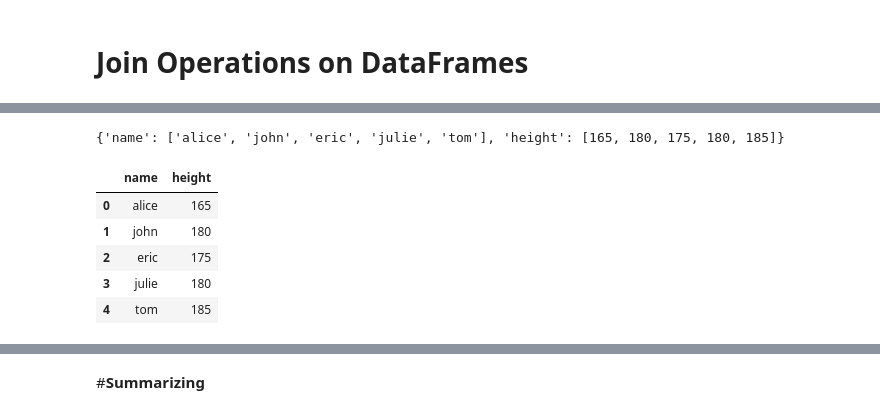
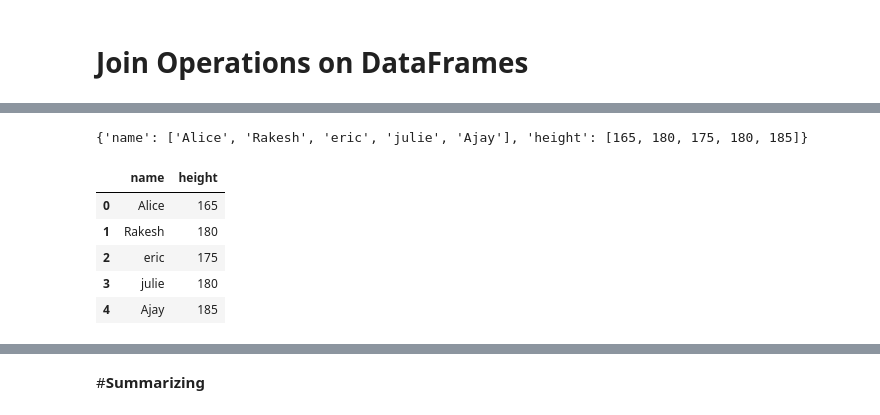
Before and after one commit to ShaileshKrCh/Machine_Learning, a Jupyter notebook: Pandas1_Classwork.ipynb, the cells around one changed output, grey strips where cells are left out. Cells and saved outputs as stored; diff of their text form; code cells hidden in the pictures.

```diff
--- a/Pandas1_Classwork.ipynb
+++ b/Pandas1_Classwork.ipynb
@@ -372,18 +372,18 @@ print(arr_data)
 # %% [markdown]
 ![download (1).png](embedded-picture-1)
 # %%
-data_dict = dict(name=['alice','john','eric','julie','tom'], height=[165,180,175,180,185])
+data_dict = dict(name=['Alice','Rakesh','eric','julie','Ajay'], height=[165,180,175,180,185])
 print(data_dict)
 user4 = pd.DataFrame(data = data_dict)
 user4
 # %% [output]
-{'name': ['alice', 'john', 'eric', 'julie', 'tom'], 'height': [165, 180, 175, 180, 185]}
+{'name': ['Alice', 'Rakesh', 'eric', 'julie', 'Ajay'], 'height': [165, 180, 175, 180, 185]}
 |  | name | height |
-| 0 | alice | 165 |
-| 1 | john | 180 |
+| 0 | Alice | 165 |
+| 1 | Rakesh | 180 |
 | 2 | eric | 175 |
 | 3 | julie | 180 |
-| 4 | tom | 185 |
+| 4 | Ajay | 185 |
 # %%
 # inner join: All matching rows from both dataframes
 merge_inner = pd.merge(users, user4, on='name')  # by default inner join
```
Also changed, not shown: parts of 88 cells of this notebook.
